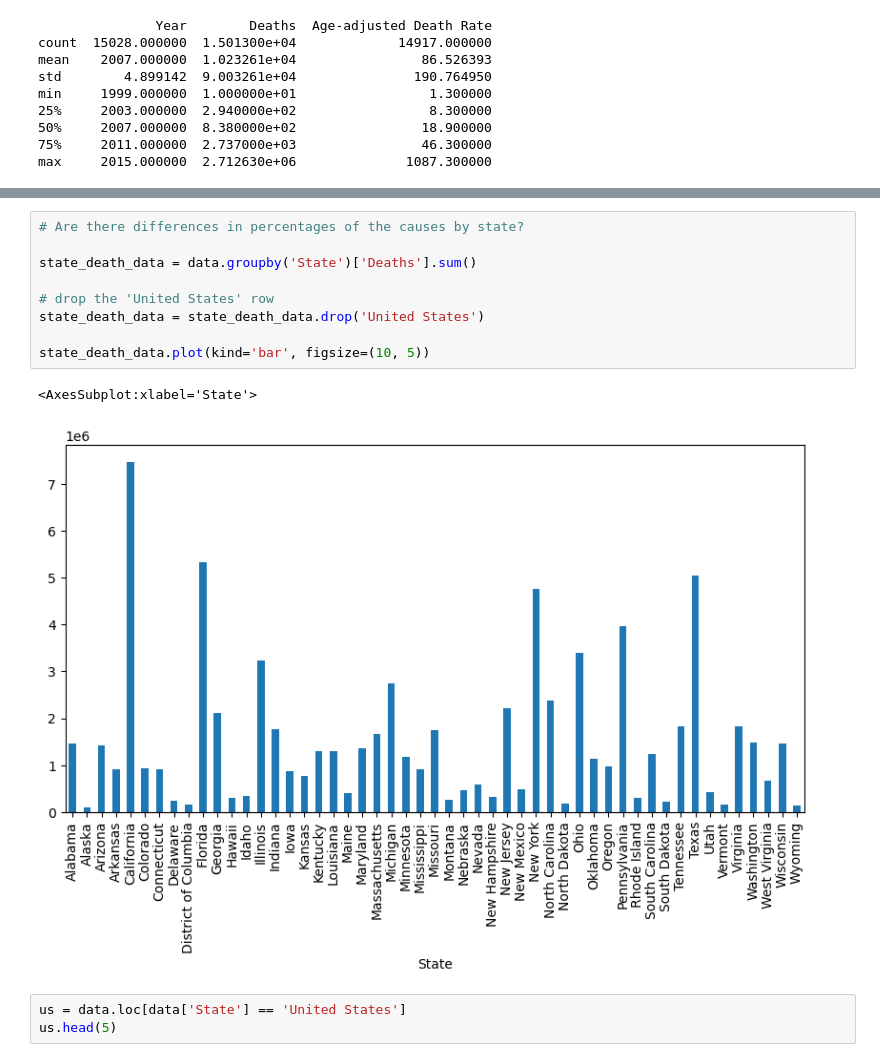
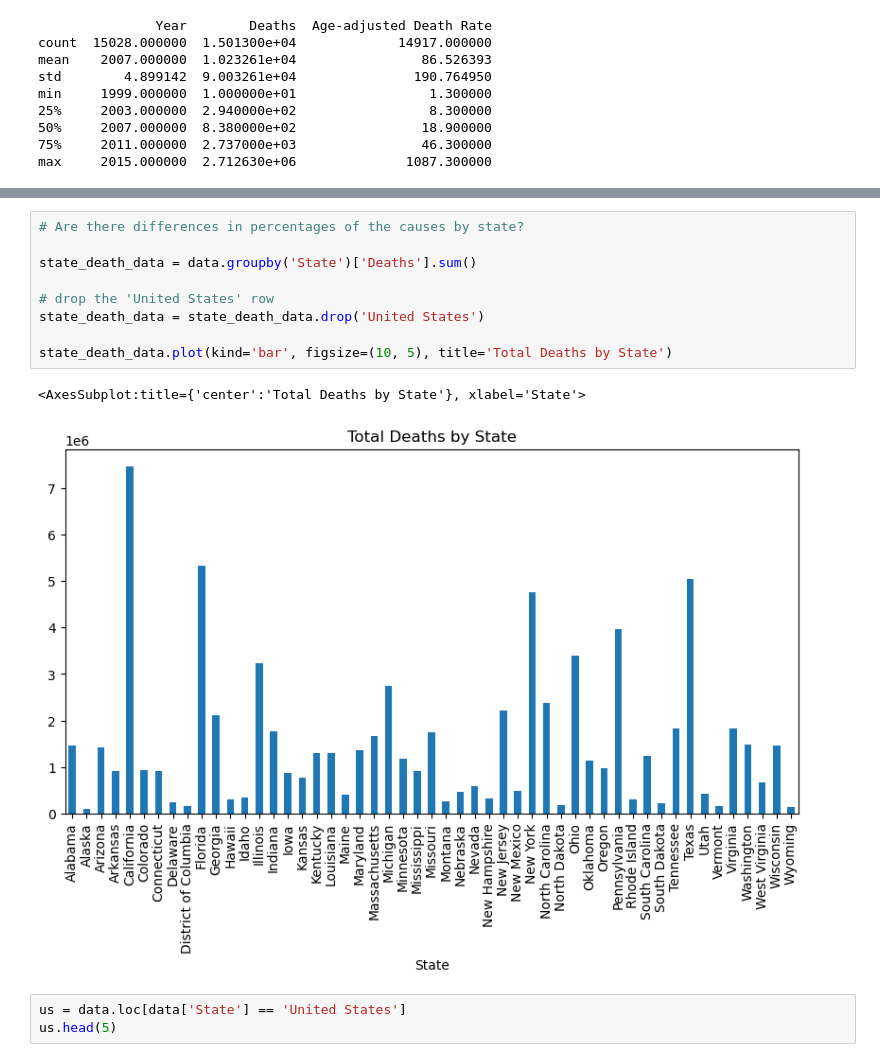
Before and after one commit to mattlehrer/research_methods_assignment_6, a Jupyter notebook: Assignment6_Group_C.ipynb, the cells around one changed output, grey strips where cells are left out. Saved outputs shown, nothing was run; the diff lists cells and outputs as text.

```diff
--- a/Assignment6_Group_C.ipynb
+++ b/Assignment6_Group_C.ipynb
@@ -108,15 +108,15 @@ plt.show()
 # %%
 # Are there differences in percentages of the causes by state?
 
 state_death_data = data.groupby('State')['Deaths'].sum()
 
 # drop the 'United States' row
 state_death_data = state_death_data.drop('United States')
 
-state_death_data.plot(kind='bar', figsize=(10, 5))
+state_death_data.plot(kind='bar', figsize=(10, 5), title='Total Deaths by State')
 # %% [output]
-<AxesSubplot:xlabel='State'>
+<AxesSubplot:title={'center':'Total Deaths by State'}, xlabel='State'>
-[figure, old version]
+[figure, new version]
 # %%
 us = data.loc[data['State'] == 'United States']
 us.head(5)
```
Also changed, not shown: parts of 4 cells of this notebook.
